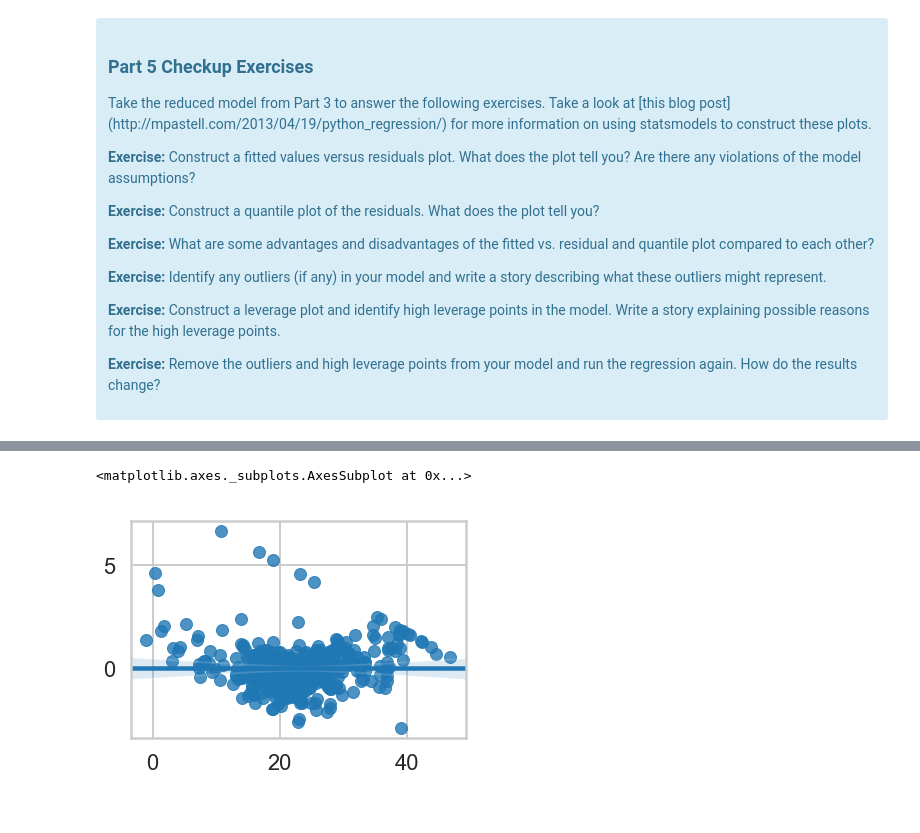
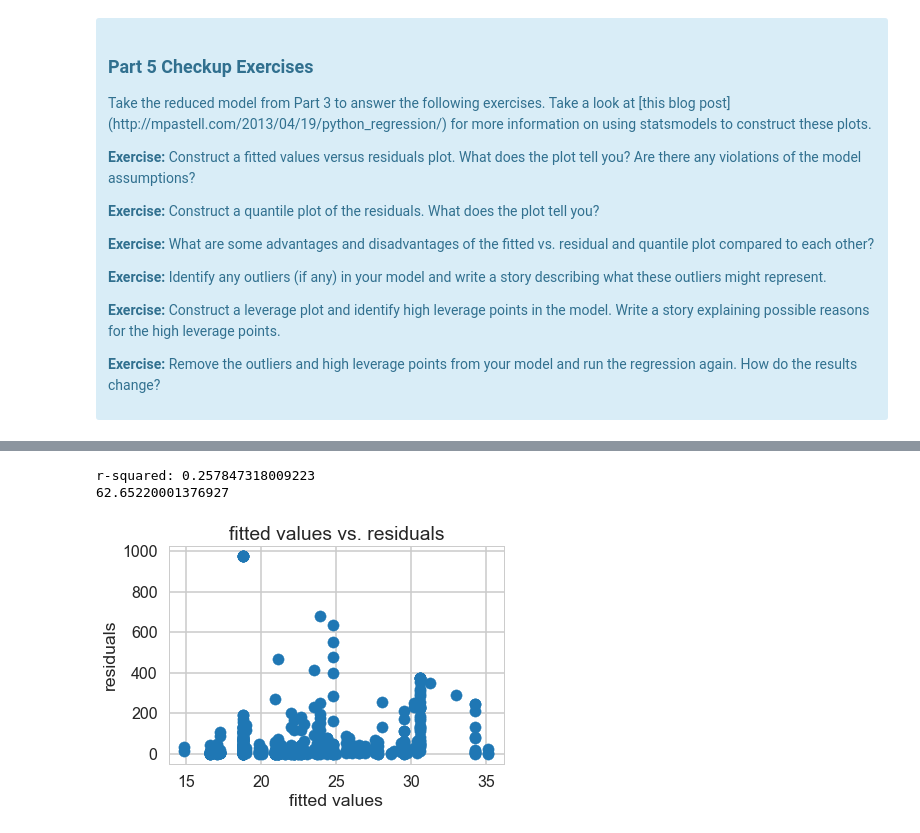
Before and after one commit to CHINKGITHUB/SpringBoard_DS, a Jupyter notebook: Mini_Project_Linear_Regression_updated.ipynb, the cells around one changed output, grey strips where cells are left out. Drawn from its saved outputs; the diff is of its cells as text; code cells hidden in the pictures.

```diff
--- a/Mini_Project_Linear_Regression_updated.ipynb
+++ b/Mini_Project_Linear_Regression_updated.ipynb
@@ -950,8 +946,21 @@ plt.show()
-# %%
-sns.regplot(x = m.fittedvalues ,y = m.resid_pearson,data = m,fit_reg = True)
-# %% [output]
-<matplotlib.axes._subplots.AxesSubplot at 0x...>
-[figure, removed]
+# %%
+lm = LinearRegression()
+lm.fit(X[['PTRATIO']], bos.PRICE)
+msePTRATIO = np.mean((bos.PRICE - lm.predict(X[['PTRATIO']])) ** 2)
+residuals = (bos.PRICE - lm.predict(X[['PTRATIO']])) ** 2
+r2 = lm.score(X[['PTRATIO']], bos.PRICE)
+print("r-squared:",r2)
+print(msePTRATIO)
+# %% [output]
+r-squared: 0.257847318009223
+62.65220001376927
+# %%
+plt.scatter(lm.predict(X[['PTRATIO']]),residuals)
+plt.title('fitted values vs. residuals')
+plt.xlabel('fitted values')
+plt.ylabel('residuals');
+# %% [output]
+[figure, added]
 # %%
 # based on the below plot data is normally distributed i.e most of the data points are closely following the 45% angle upwards
 # %%
```
Also changed, not shown: parts of 52 cells of this notebook.
